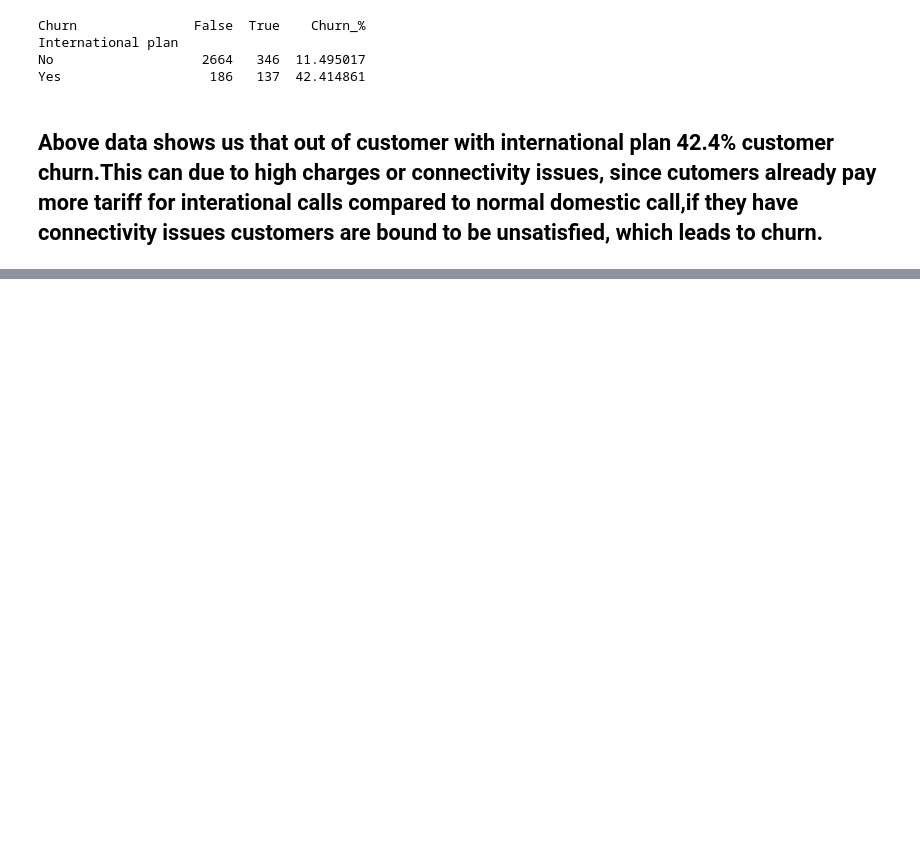
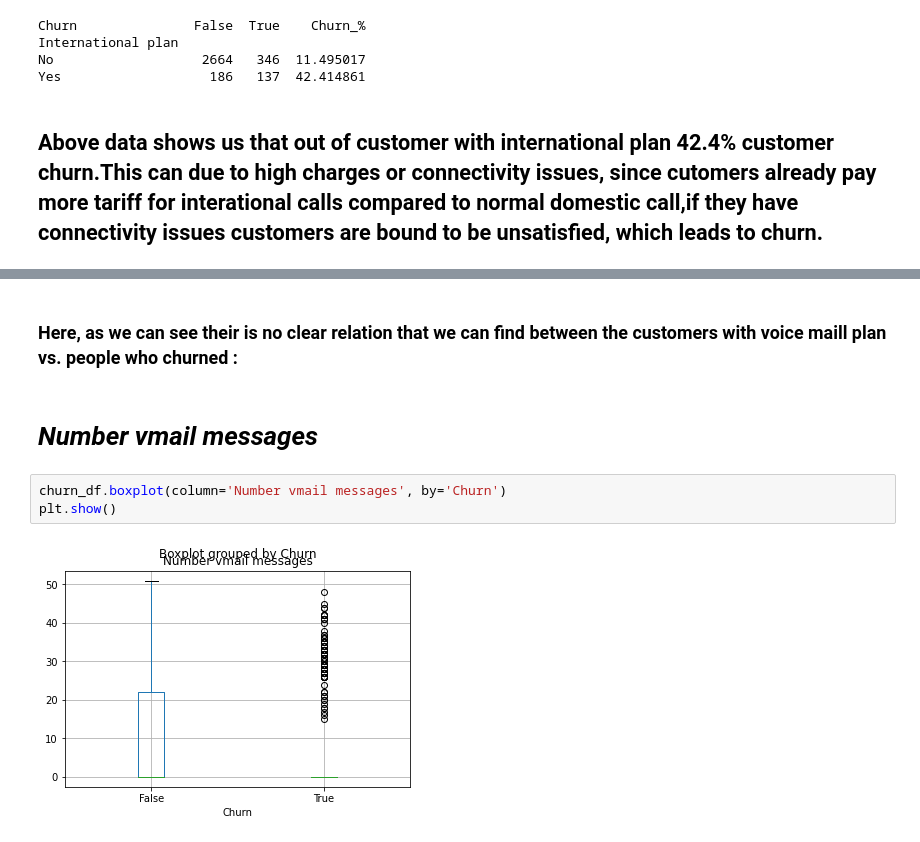
Before and after one commit to Ajinkya-dak/Exploratory-Data-Analysis-of-telecom-churn-dataset, a Jupyter notebook: Telecom_churn_(capstone_project_1)_.ipynb, the cells around one changed output, grey strips where cells are left out. Cells and saved outputs as stored; diff of their text form; blank space fills up the shorter version.

```diff
--- a/Telecom_churn_(capstone_project_1)_.ipynb
+++ b/Telecom_churn_(capstone_project_1)_.ipynb
@@ -317,0 +337,9 @@ Yes                   186   137  42.414861
+# %% [markdown]
+### Here, as we can see their is no clear relation that we can find between the customers with voice maill plan vs. people who churned :
+# %% [markdown]
+# ***Number vmail messages***
+# %%
+churn_df.boxplot(column='Number vmail messages', by='Churn')
+plt.show()
+# %% [output]
+[figure, added]
```
Also changed, not shown: parts of 7 cells of this notebook.
